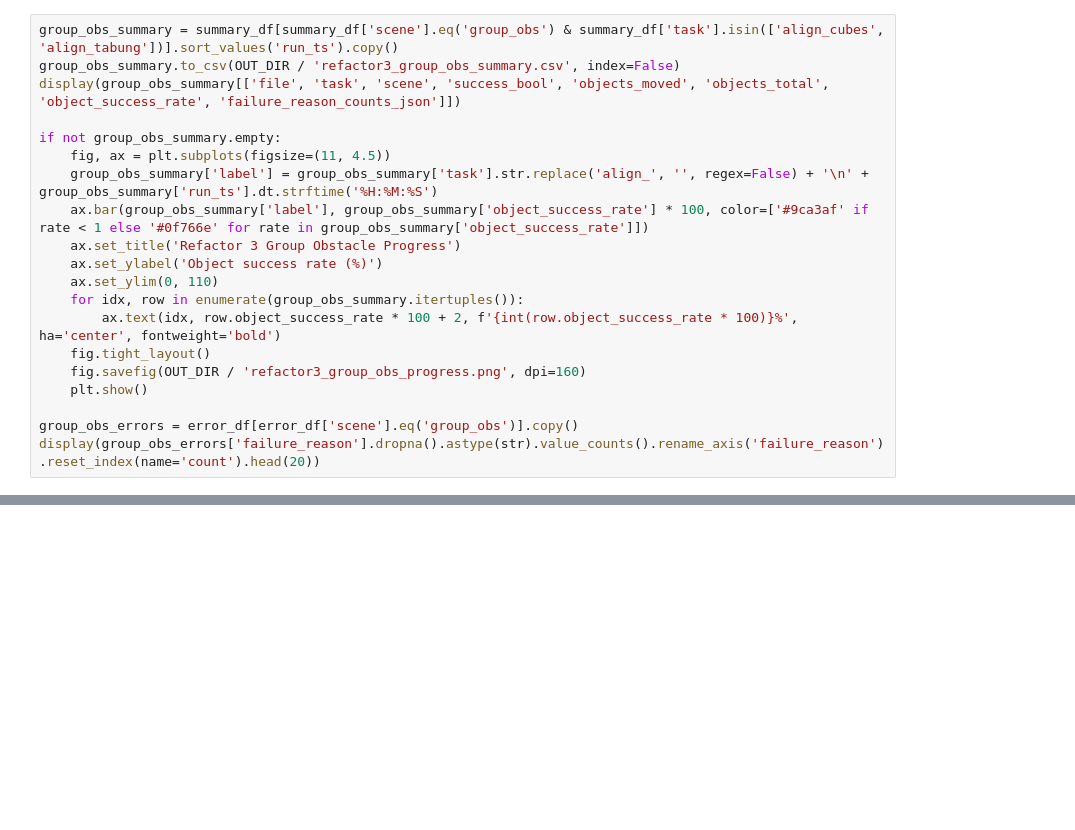
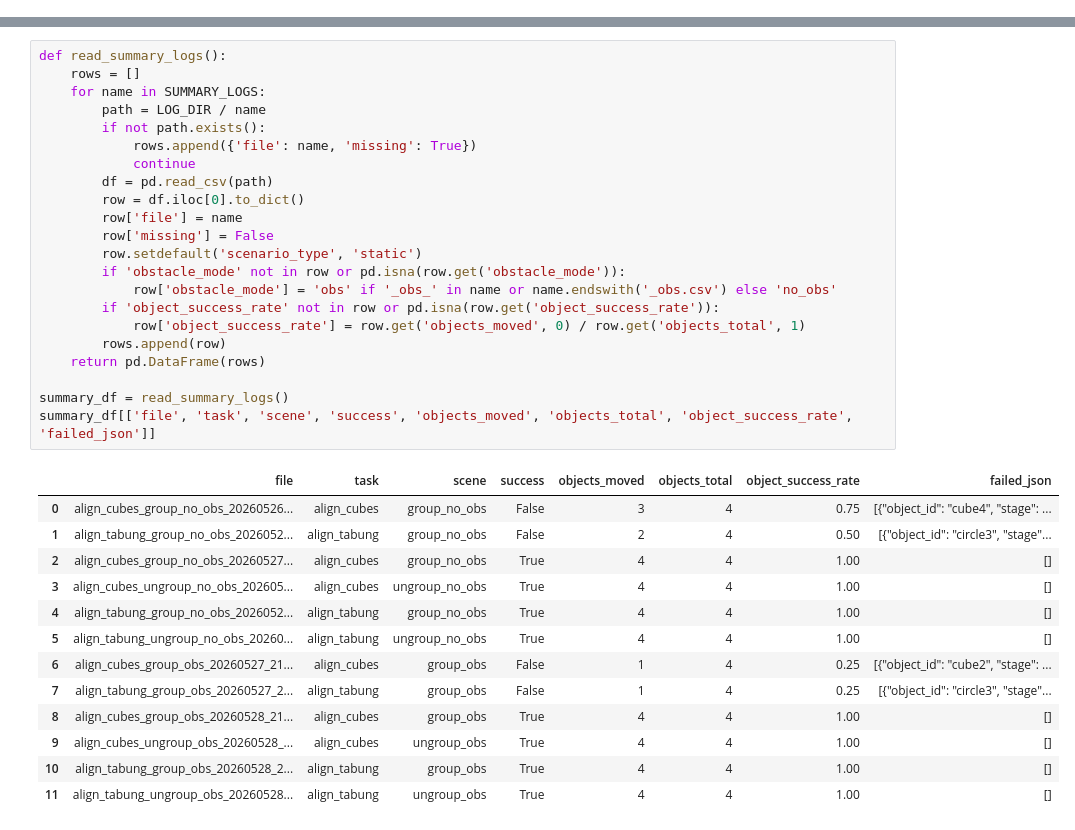
Before and after one commit to rafasoelistiono/MVP-CTAMP-ROBOT-V2, a Jupyter notebook: docs/ompl_log_analysis.ipynb, the cells around one changed output, grey strips where cells are left out. Cells and saved outputs as stored; diff of their text form; blank space fills up the shorter version.

```diff
--- a/docs/ompl_log_analysis.ipynb
+++ b/docs/ompl_log_analysis.ipynb
@@ -291,20 +0,0 @@ Insight: log `group_obs` terbaru memperlihatkan obstacle failure bukan OMPL unav
-# %%
-group_obs_summary = summary_df[summary_df['scene'].eq('group_obs') & summary_df['task'].isin(['align_cubes', 'align_tabung'])].sort_values('run_ts').copy()
-group_obs_summary.to_csv(OUT_DIR / 'refactor3_group_obs_summary.csv', index=False)
-display(group_obs_summary[['file', 'task', 'scene', 'success_bool', 'objects_moved', 'objects_total', 'object_success_rate', 'failure_reason_counts_json']])
-
-if not group_obs_summary.empty:
-    fig, ax = plt.subplots(figsize=(11, 4.5))
-    group_obs_summary['label'] = group_obs_summary['task'].str.replace('align_', '', regex=False) + '\n' + group_obs_summary['run_ts'].dt.strftime('%H:%M:%S')
-    ax.bar(group_obs_summary['label'], group_obs_summary['object_success_rate'] * 100, color=['#9ca3af' if rate < 1 else '#0f766e' for rate in group_obs_summary['object_success_rate']])
-    ax.set_title('Refactor 3 Group Obstacle Progress')
-    ax.set_ylabel('Object success rate (%)')
-    ax.set_ylim(0, 110)
-    for idx, row in enumerate(group_obs_summary.itertuples()):
-        ax.text(idx, row.object_success_rate * 100 + 2, f'{int(row.object_success_rate * 100)}%', ha='center', fontweight='bold')
-    fig.tight_layout()
-    fig.savefig(OUT_DIR / 'refactor3_group_obs_progress.png', dpi=160)
-    plt.show()
-
-group_obs_errors = error_df[error_df['scene'].eq('group_obs')].copy()
-display(group_obs_errors['failure_reason'].dropna().astype(str).value_counts().rename_axis('failure_reason').reset_index(name='count').head(20))
@@ -544,0 +68,36 @@ display(feedback_summary.tail(40))
+# %%
+def read_summary_logs():
+    rows = []
+    for name in SUMMARY_LOGS:
+        path = LOG_DIR / name
+        if not path.exists():
+            rows.append({'file': name, 'missing': True})
+            continue
+        df = pd.read_csv(path)
+        row = df.iloc[0].to_dict()
+        row['file'] = name
+        row['missing'] = False
+        row.setdefault('scenario_type', 'static')
+        if 'obstacle_mode' not in row or pd.isna(row.get('obstacle_mode')):
+            row['obstacle_mode'] = 'obs' if '_obs_' in name or name.endswith('_obs.csv') else 'no_obs'
+        if 'object_success_rate' not in row or pd.isna(row.get('object_success_rate')):
+            row['object_success_rate'] = row.get('objects_moved', 0) / row.get('objects_total', 1)
+        rows.append(row)
+    return pd.DataFrame(rows)
+
+summary_df = read_summary_logs()
+summary_df[['file', 'task', 'scene', 'success', 'objects_moved', 'objects_total', 'object_success_rate', 'failed_json']]
+# %% [output]
+|  | file | task | scene | success | objects_moved | objects_total | object_success_rate | failed_json |
+| 0 | align_cubes_group_no_obs_20260526... | align_cubes | group_no_obs | False | 3 | 4 | 0.75 | [{"object_id": "cube4", "stage": ... |
+| 1 | align_tabung_group_no_obs_2026052... | align_tabung | group_no_obs | False | 2 | 4 | 0.50 | [{"object_id": "circle3", "stage"... |
+| 2 | align_cubes_group_no_obs_20260527... | align_cubes | group_no_obs | True | 4 | 4 | 1.00 | [] |
+| 3 | align_cubes_ungroup_no_obs_202605... | align_cubes | ungroup_no_obs | True | 4 | 4 | 1.00 | [] |
+| 4 | align_tabung_group_no_obs_2026052... | align_tabung | group_no_obs | True | 4 | 4 | 1.00 | [] |
+| 5 | align_tabung_ungroup_no_obs_20260... | align_tabung | ungroup_no_obs | True | 4 | 4 | 1.00 | [] |
+| 6 | align_cubes_group_obs_20260527_21... | align_cubes | group_obs | False | 1 | 4 | 0.25 | [{"object_id": "cube2", "stage": ... |
+| 7 | align_tabung_group_obs_20260527_2... | align_tabung | group_obs | False | 1 | 4 | 0.25 | [{"object_id": "circle3", "stage"... |
+| 8 | align_cubes_group_obs_20260528_21... | align_cubes | group_obs | True | 4 | 4 | 1.00 | [] |
+| 9 | align_cubes_ungroup_obs_20260528_... | align_cubes | ungroup_obs | True | 4 | 4 | 1.00 | [] |
+| 10 | align_tabung_group_obs_20260528_2... | align_tabung | group_obs | True | 4 | 4 | 1.00 | [] |
+| 11 | align_tabung_ungroup_obs_20260528... | align_tabung | ungroup_obs | True | 4 | 4 | 1.00 | [] |
```
Also changed, not shown: parts of 40 cells of this notebook, 38 other files.
